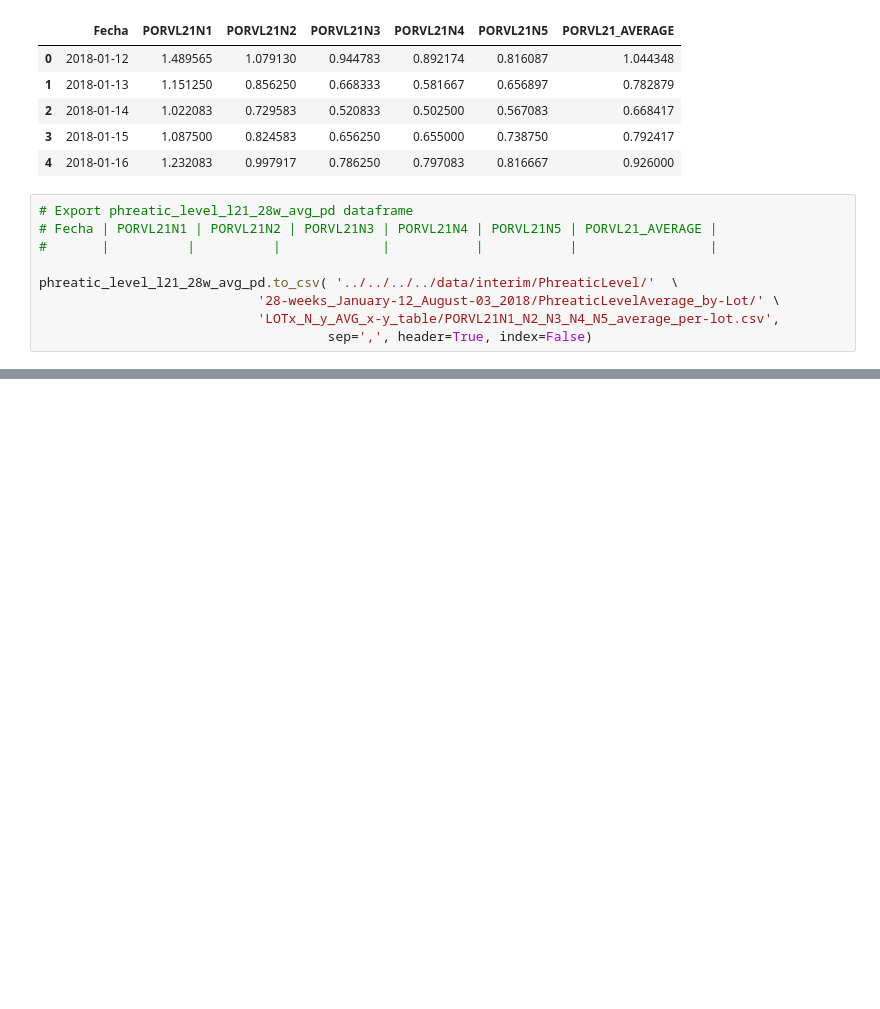
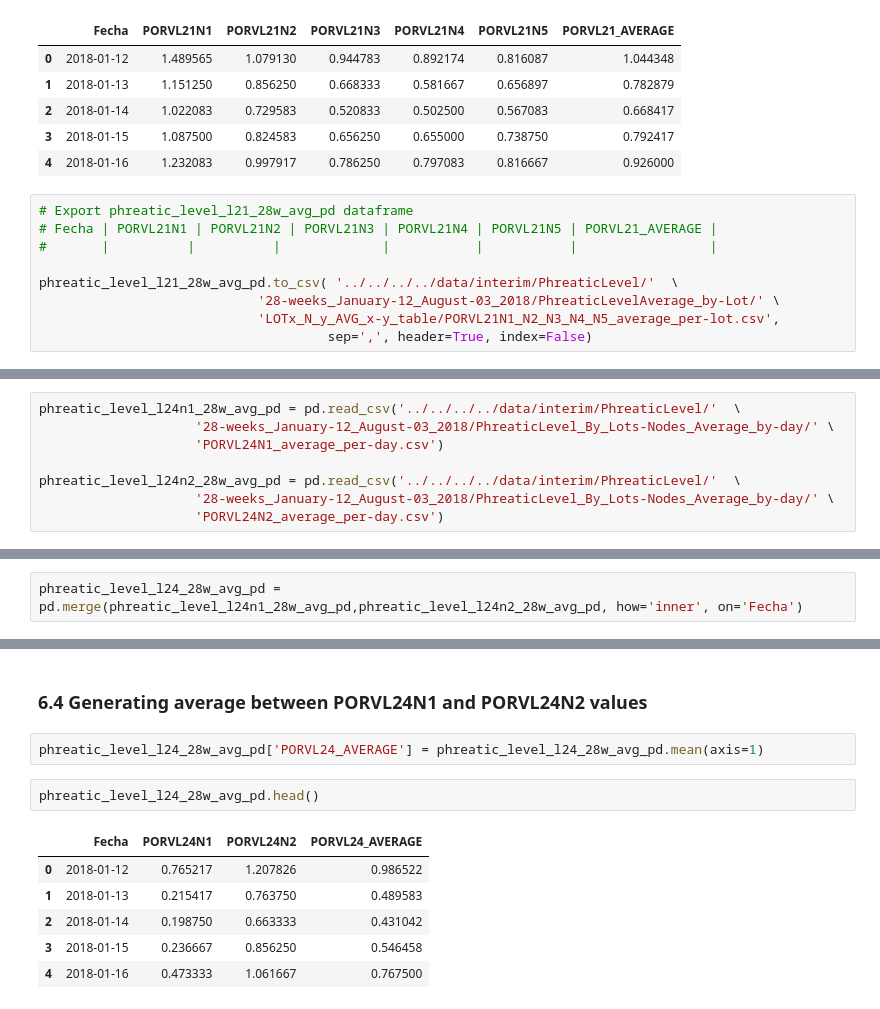
Before and after one commit to bgarcial/sioma_project, a Jupyter notebook: notebooks/averaging_data/PhreaticLevel/28-weeks_January-12_August-03_2018/03-bgarcial-phreatic_level_generating_average_between-nodes_values.ipynb, the cells around one changed output, grey strips where cells are left out. Cells and saved outputs as stored; diff of their text form; blank space fills up the shorter version.

Commit message:
Merging PORVL24N1 with N2 to generate average.

```diff
--- a/notebooks/averaging_data/PhreaticLevel/28-weeks_January-12_August-03_2018/03-bgarcial-phreatic_level_generating_average_between-nodes_values.ipynb
+++ b/notebooks/averaging_data/PhreaticLevel/28-weeks_January-12_August-03_2018/03-bgarcial-phreatic_level_generating_average_between-nodes_values.ipynb
@@ -703,0 +715,8 @@ phreatic_level_l21_28w_avg_pd.to_csv( '../../../../data/interim/PhreaticLevel/'
+# %%
+phreatic_level_l24n1_28w_avg_pd = pd.read_csv('../../../../data/interim/PhreaticLevel/'  \
+                    '28-weeks_January-12_August-03_2018/PhreaticLevel_By_Lots-Nodes_Average_by-day/' \
+                    'PORVL24N1_average_per-day.csv')
+
+phreatic_level_l24n2_28w_avg_pd = pd.read_csv('../../../../data/interim/PhreaticLevel/'  \
+                    '28-weeks_January-12_August-03_2018/PhreaticLevel_By_Lots-Nodes_Average_by-day/' \
+                    'PORVL24N2_average_per-day.csv')
@@ -703,0 +727,2 @@ phreatic_level_l21_28w_avg_pd.to_csv( '../../../../data/interim/PhreaticLevel/'
+# %%
+phreatic_level_l24_28w_avg_pd = pd.merge(phreatic_level_l24n1_28w_avg_pd,phreatic_level_l24n2_28w_avg_pd, how='inner', on='Fecha')
@@ -703,0 +738,13 @@ phreatic_level_l21_28w_avg_pd.to_csv( '../../../../data/interim/PhreaticLevel/'
+# %% [markdown]
+### 6.4 Generating average between PORVL24N1 and PORVL24N2 values
+# %%
+phreatic_level_l24_28w_avg_pd['PORVL24_AVERAGE'] = phreatic_level_l24_28w_avg_pd.mean(axis=1)
+# %%
+phreatic_level_l24_28w_avg_pd.head()
+# %% [output]
+|  | Fecha | PORVL24N1 | PORVL24N2 | PORVL24_AVERAGE |
+| 0 | 2018-01-12 | 0.765217 | 1.207826 | 0.986522 |
+| 1 | 2018-01-13 | 0.215417 | 0.763750 | 0.489583 |
+| 2 | 2018-01-14 | 0.198750 | 0.663333 | 0.431042 |
+| 3 | 2018-01-15 | 0.236667 | 0.856250 | 0.546458 |
+| 4 | 2018-01-16 | 0.473333 | 1.061667 | 0.767500 |
```
Also changed, not shown: parts of 7 cells of this notebook, 2 other files.
